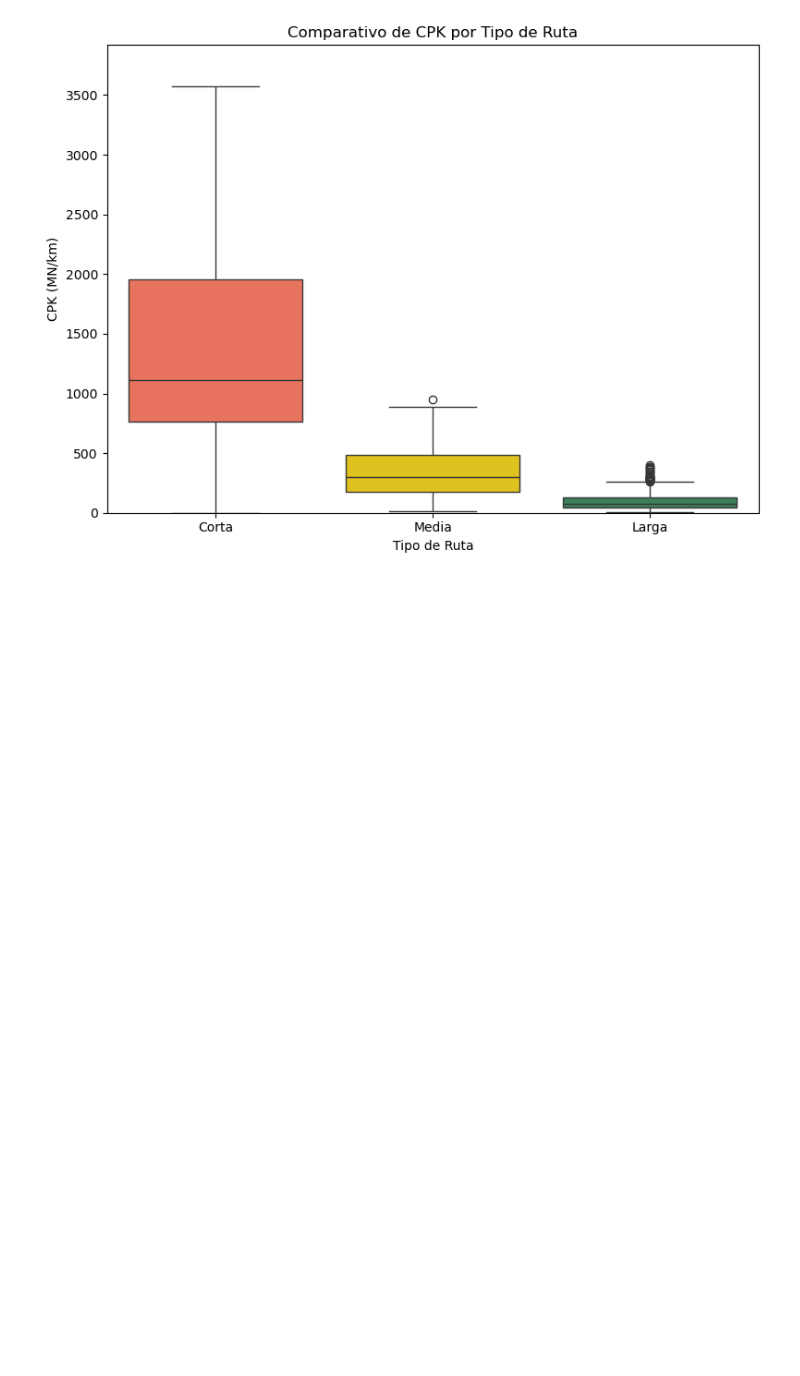
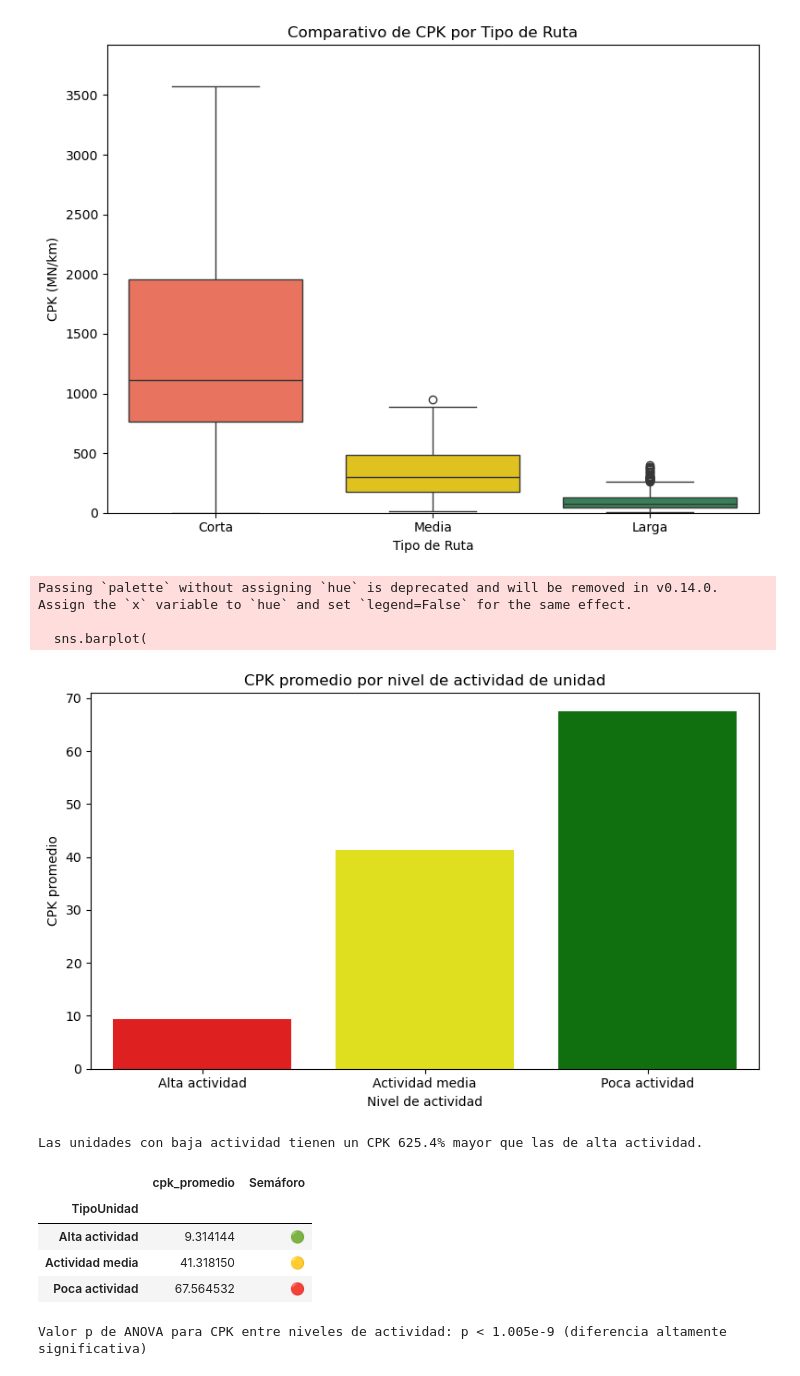
Before and after one commit to pomaremiliano/dashboard-datastorm, a Jupyter notebook: data/RecoleccionReto.ipynb, the cells around one changed output. Cells and saved outputs as stored; diff of their text form; code cells hidden in the pictures; blank space fills up the shorter version.

Commit message:
add: calculadora CPK

```diff
--- a/data/RecoleccionReto.ipynb
+++ b/data/RecoleccionReto.ipynb
@@ -2144,3 +2147,50 @@ Passing `palette` without assigning `hue` is deprecated and will be removed in v
 
   sns.boxplot(
 [figure]
+# %%
+import seaborn as sns
+
+import matplotlib.pyplot as plt
+
+# 1. Gráfico de barras: CPK promedio por nivel de actividad
+plt.figure(figsize=(8, 5))
+sns.barplot(
+    x=resumen_tipo_unidad.index,
+    y=resumen_tipo_unidad["cpk_promedio"],
+    palette=["red", "yellow", "green"],
+)
+plt.title("CPK promedio por nivel de actividad de unidad")
+plt.xlabel("Nivel de actividad")
+plt.ylabel("CPK promedio")
+plt.tight_layout()
+plt.show()
+
+# 2. Cálculo del % de diferencia entre baja y alta actividad
+cpk_baja = resumen_tipo_unidad.loc["Poca actividad", "cpk_promedio"]
+cpk_alta = resumen_tipo_unidad.loc["Alta actividad", "cpk_promedio"]
+diferencia_pct = 100 * (cpk_baja - cpk_alta) / cpk_alta
+print(f"Las unidades con baja actividad tienen un CPK {diferencia_pct:.1f}% mayor que las de alta actividad.")
+
+# 3. Semáforo de actividad (tablero de control)
+actividad_colores = {
+    "Poca actividad": "🔴",
+    "Actividad media": "🟡",
+    "Alta actividad": "🟢",
+}
+resumen_tipo_unidad["Semáforo"] = resumen_tipo_unidad.index.map(actividad_colores)
+display(resumen_tipo_unidad[["cpk_promedio", "Semáforo"]])
+
+# 4. Valor p de ANOVA (ya calculado en la celda 46)
+print("Valor p de ANOVA para CPK entre niveles de actividad: p < 1.005e-9 (diferencia altamente significativa)")
+# %% [output]
+Passing `palette` without assigning `hue` is deprecated and will be removed in v0.14.0. Assign the `x` variable to `hue` and set `legend=False` for the same effect.
+
+  sns.barplot(
+[figure, added]
+Las unidades con baja actividad tienen un CPK 625.4% mayor que las de alta actividad.
+|  | cpk_promedio | Semáforo |
+| TipoUnidad |  |  |
+| Alta actividad | 9.314144 | 🟢 |
+| Actividad media | 41.318150 | 🟡 |
+| Poca actividad | 67.564532 | 🔴 |
+Valor p de ANOVA para CPK entre niveles de actividad: p < 1.005e-9 (diferencia altamente significativa)
```
Also changed, not shown: parts of 3 cells of this notebook, 3 other files.
